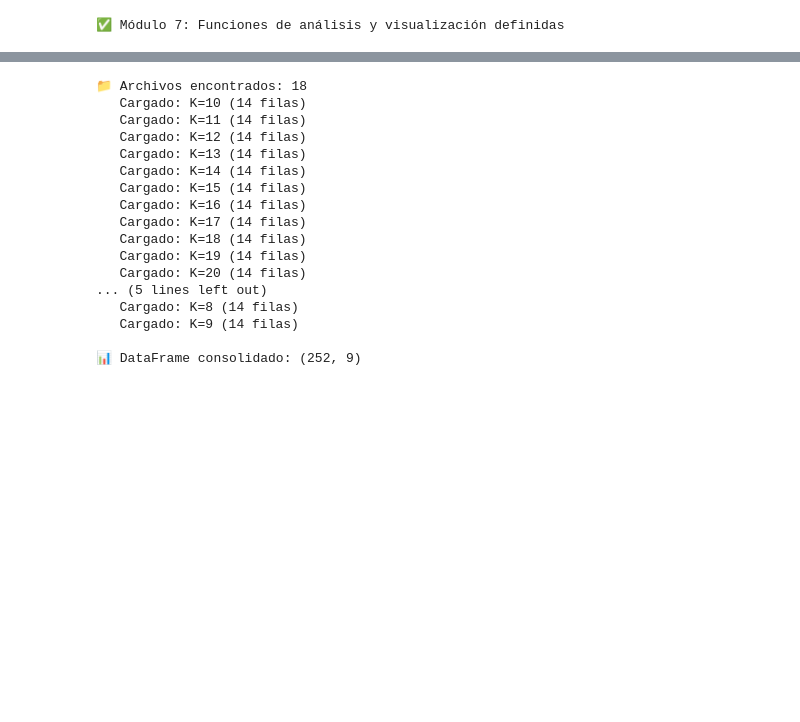
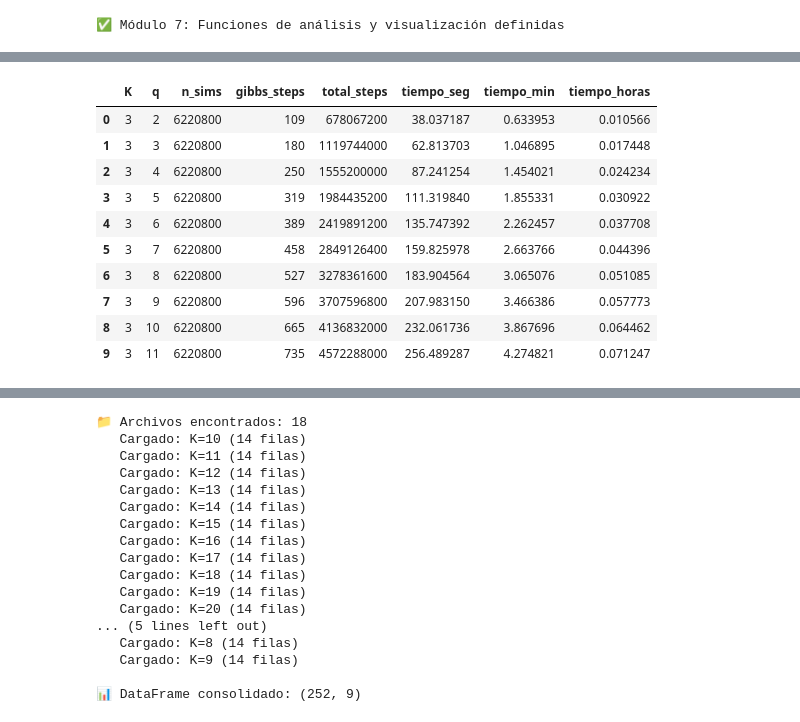
Before and after one commit to RiemannIntegrable/tarea2_cm, a Jupyter notebook: notebooks/tarea2_telescopico.ipynb, the cells around one changed output, grey strips where cells are left out. Drawn from its saved outputs; the diff is of its cells as text; code cells hidden in the pictures; blank space fills up the shorter version.

```diff
--- a/notebooks/tarea2_telescopico.ipynb
+++ b/notebooks/tarea2_telescopico.ipynb
@@ -1112,0 +1203,62 @@ print("✅ Módulo 7: Funciones de análisis y visualización definidas")
+# %%
+# Proyección de tiempos para todas las combinaciones (K, q)
+print("\n" + "="*80)
+print("PROYECCIÓN DE TIEMPOS DE EJECUCIÓN")
+print("="*80)
+print(f"Usando tiempo por paso calibrado: {tiempo_por_paso_gibbs:.6e} s/paso")
+print("="*80)
+
+# Crear DataFrame con proyecciones
+projection_rows = []
+
+for K in K_VALUES:
+    for q in Q_VALUES:
+        # Calcular parámetros según Theorem 9.1 con ε=0.3
+        n_sims = compute_required_simulations(K, q, EPSILON_CALIB)
+        gibbs_steps = compute_required_gibbs_steps(K, q, EPSILON_CALIB)
+
+        # Proyectar tiempo total
+        total_steps = n_sims * gibbs_steps
+        tiempo_estimado_seg = total_steps * tiempo_por_paso_gibbs
+
+        projection_rows.append({
+            'K': K,
+            'q': q,
+            'n_sims': n_sims,
+            'gibbs_steps': gibbs_steps,
+            'total_steps': total_steps,
+            'tiempo_seg': tiempo_estimado_seg,
+            'tiempo_min': tiempo_estimado_seg / 60,
+            'tiempo_horas': tiempo_estimado_seg / 3600
+        })
+
+df_projection = pd.DataFrame(projection_rows)
+
+# Guardar CSV
+os.makedirs(RESULTS_DIR, exist_ok=True)
+projection_csv_path = os.path.join(RESULTS_DIR, 'feasibility_analysis.csv')
+df_projection.to_csv(projection_csv_path, index=False)
+
+print(f"\n✅ Proyecciones calculadas para {len(df_projection)} combinaciones (K,q)")
+print(f"   Guardado: {projection_csv_path}")
+
+# Mostrar estadísticas de tiempos proyectados
+print(f"\nEstadísticas de tiempos proyectados:")
+print(f"  Mínimo:  {df_projection['tiempo_seg'].min():.2f}s ({df_projection['tiempo_seg'].min()/60:.2f} min)")
+print(f"  Máximo:  {df_projection['tiempo_seg'].max():.2f}s ({df_projection['tiempo_horas'].max():.2f} horas)")
+print(f"  Media:   {df_projection['tiempo_seg'].mean():.2f}s ({df_projection['tiempo_min'].mean():.2f} min)")
+print(f"  Mediana: {df_projection['tiempo_seg'].median():.2f}s ({df_projection['tiempo_min'].median():.2f} min)")
+
+# Tiempo total proyectado
+tiempo_total_proyectado = df_projection['tiempo_seg'].sum()
+print(f"\nTiempo total proyectado (todos los experimentos):")
+print(f"  {tiempo_total_proyectado:.2f}s")
+print(f"  {tiempo_total_proyectado/60:.2f} minutos")
+print(f"  {tiempo_total_proyectado/3600:.2f} horas")
+print(f"  {tiempo_total_proyectado/86400:.2f} días")
+print("="*80)
+
+# Mostrar preview del DataFrame
+print(f"\nPreview de proyecciones (primeras 10 filas):")
+display(df_projection.head(10))
+# %% [output]
@@ -1112,0 +1282,11 @@ print("✅ Módulo 7: Funciones de análisis y visualización definidas")
+|  | K | q | n_sims | gibbs_steps | total_steps | tiempo_seg | tiempo_min | tiempo_horas |
+| 0 | 3 | 2 | 6220800 | 109 | 678067200 | 38.037187 | 0.633953 | 0.010566 |
+| 1 | 3 | 3 | 6220800 | 180 | 1119744000 | 62.813703 | 1.046895 | 0.017448 |
+| 2 | 3 | 4 | 6220800 | 250 | 1555200000 | 87.241254 | 1.454021 | 0.024234 |
+| 3 | 3 | 5 | 6220800 | 319 | 1984435200 | 111.319840 | 1.855331 | 0.030922 |
+| 4 | 3 | 6 | 6220800 | 389 | 2419891200 | 135.747392 | 2.262457 | 0.037708 |
+| 5 | 3 | 7 | 6220800 | 458 | 2849126400 | 159.825978 | 2.663766 | 0.044396 |
+| 6 | 3 | 8 | 6220800 | 527 | 3278361600 | 183.904564 | 3.065076 | 0.051085 |
+| 7 | 3 | 9 | 6220800 | 596 | 3707596800 | 207.983150 | 3.466386 | 0.057773 |
+| 8 | 3 | 10 | 6220800 | 665 | 4136832000 | 232.061736 | 3.867696 | 0.064462 |
+| 9 | 3 | 11 | 6220800 | 735 | 4572288000 | 256.489287 | 4.274821 | 0.071247 |
```
Also changed, not shown: parts of 9 cells of this notebook, 4 other files.
